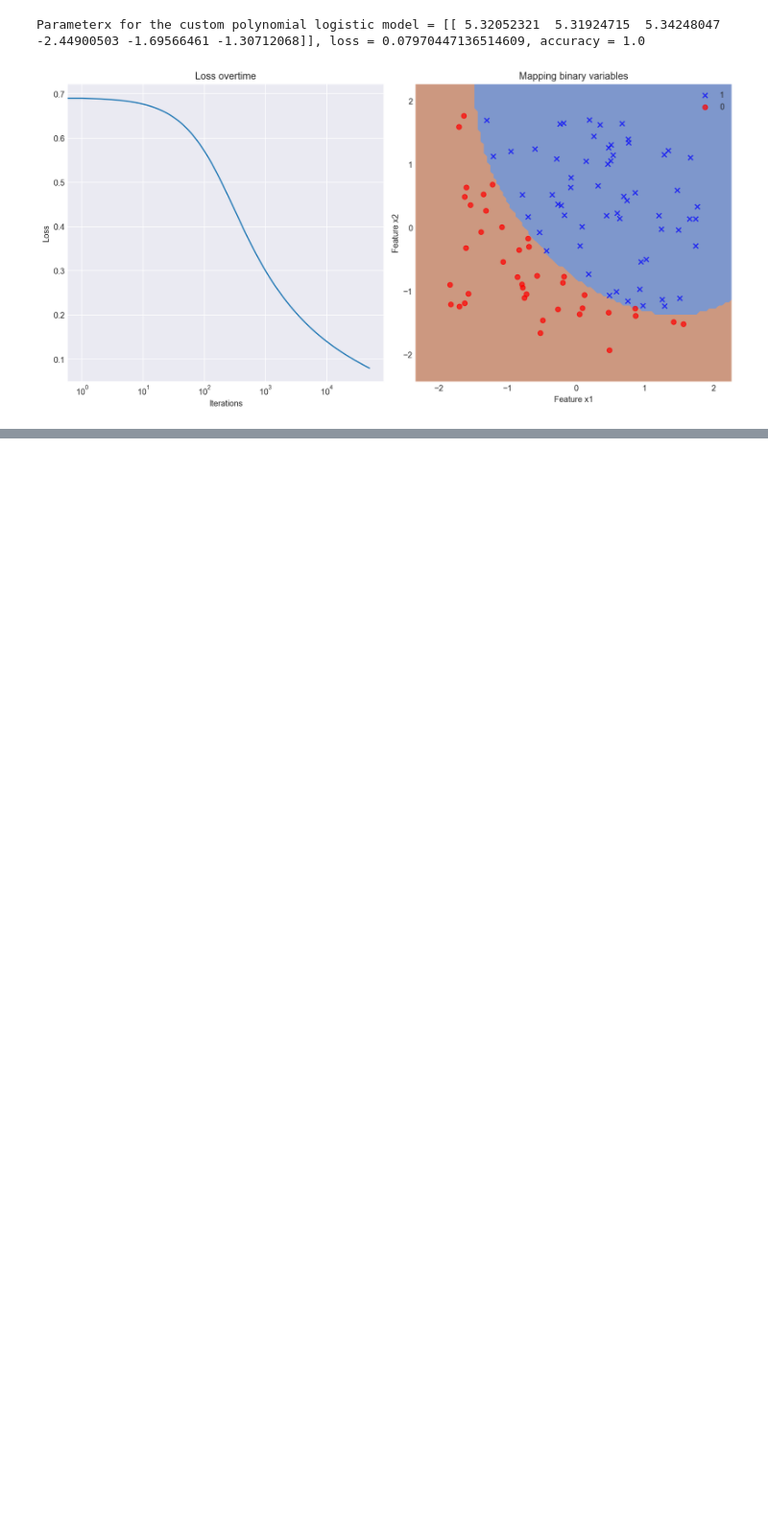
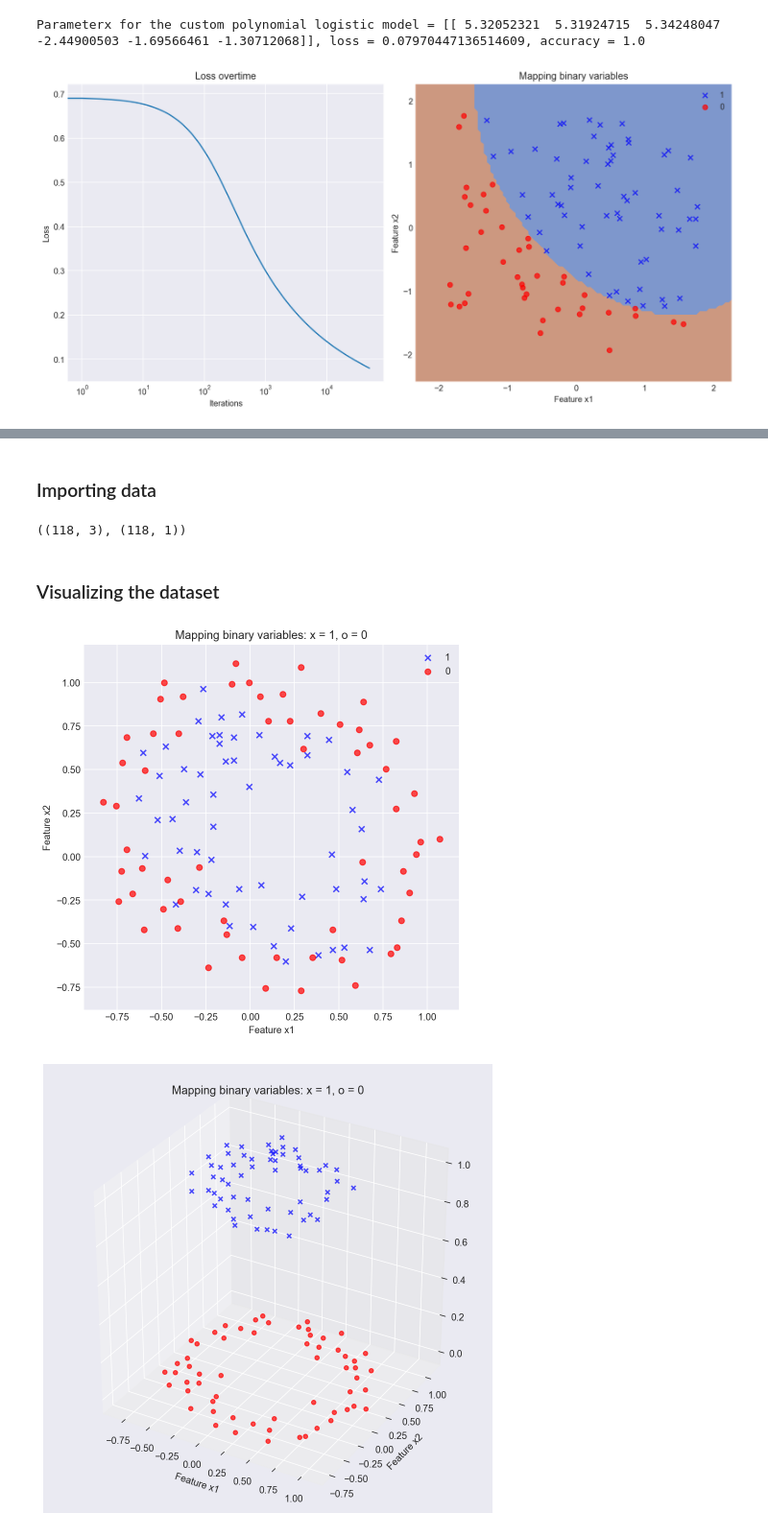
Before and after one commit to SamSamhuns/ml_linear_logistic_regression, a Jupyter notebook: logistic_regression.ipynb, the cells around one changed output, grey strips where cells are left out. Shown at 96% size. Cells and saved outputs as stored; diff of their text form; code cells hidden in the pictures; blank space fills up the shorter version.

```diff
--- a/logistic_regression.ipynb
+++ b/logistic_regression.ipynb
@@ -281,0 +284,23 @@ plot_loss_and_fit(X_feat, y_target, plo1)
+# %% [markdown]
+### Importing data
+# %%
+X_feat2, y_target2 = [], []
+with open('data/ex2data2.mat') as data2:
+    for line in data2:
+        line = line.strip().split(',')
+        X_feat2.append([1.0, float(line[0]), float(line[1])]) # 1 adds the bias term or the feature x0 which is always 1
+        y_target2.append([float(line[2])])
+X_feat2, y_target2 = np.array(X_feat2), np.array(y_target2)
+X_feat2.shape, y_target2.shape
+# %% [output]
+((118, 3), (118, 1))
+# %% [markdown]
+### Visualizing the dataset
+# %%
+plt.figure(figsize=[7,7])
+plot_scatter(X_feat2, y_target2)
+plot_scatter_3D(X_feat2, y_target2)
+plt.show()
+# %% [output]
+[figure, added]
+[figure, added]
```
Also changed, not shown: parts of 11 cells of this notebook.
